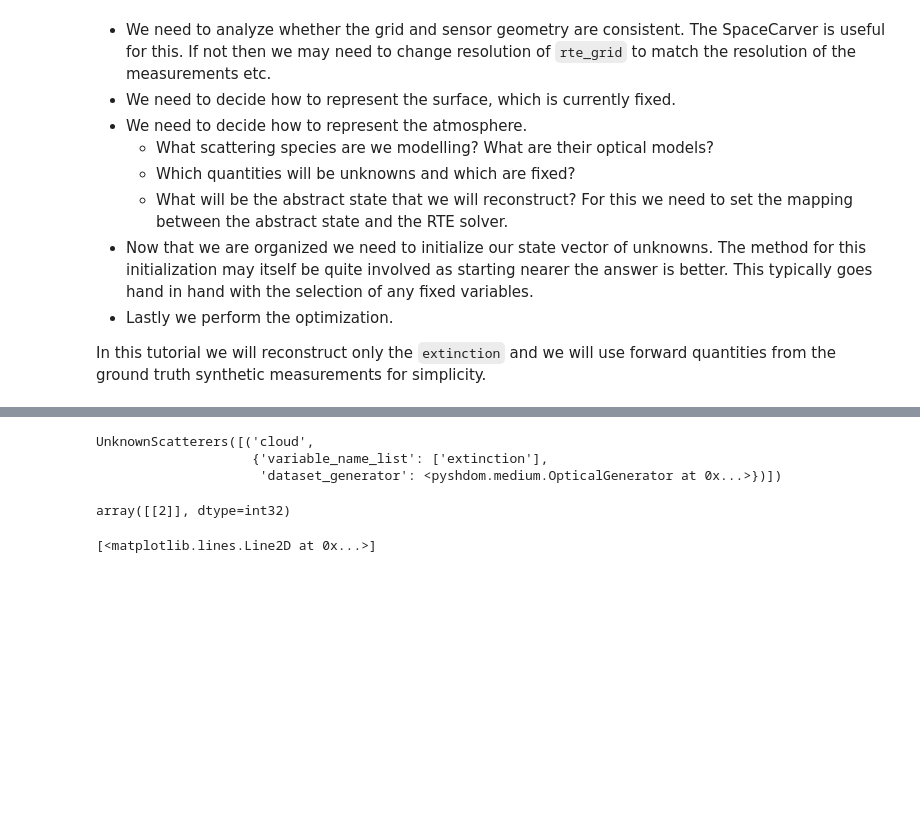
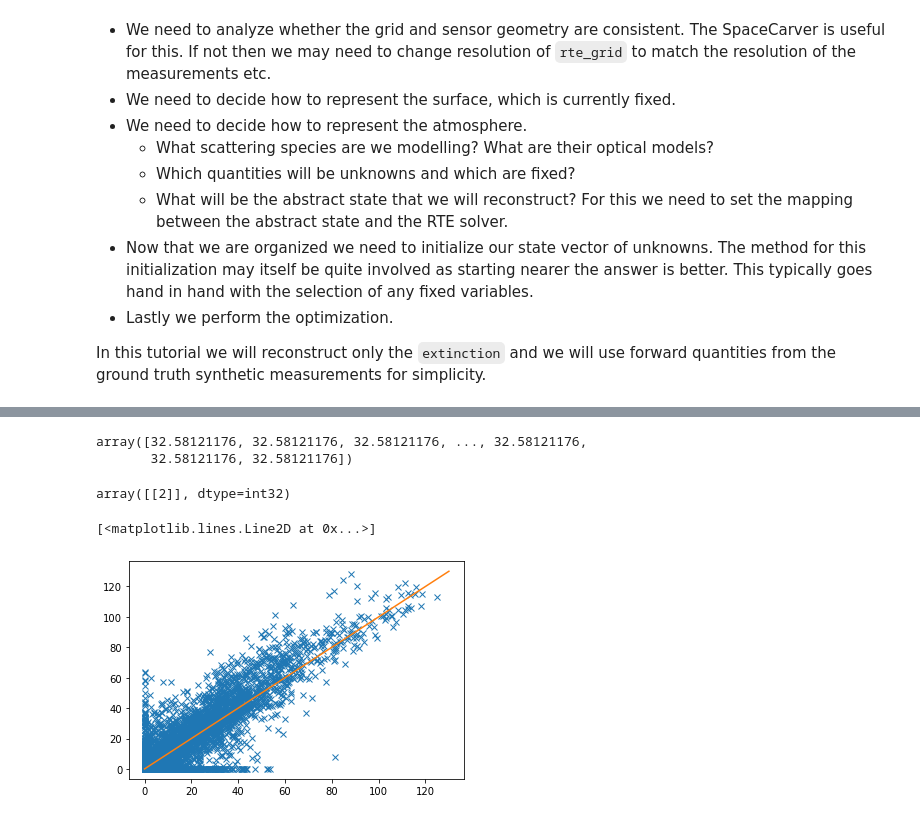
Before and after one commit to CloudTomography/AT3D, a Jupyter notebook: notebooks/SimpleInverseProblem.ipynb, the cells around one changed output, grey strips where cells are left out. Drawn from its saved outputs; the diff is of its cells as text; code cells hidden in the pictures; blank space fills up the shorter version.

```diff
--- a/notebooks/SimpleInverseProblem.ipynb
+++ b/notebooks/SimpleInverseProblem.ipynb
@@ -313,9 +164,8 @@ optimizer.minimize(x0)
 # %%
-state_gen._unknown_scatterers
+state_gen.get_state()
 # %% [output]
-UnknownScatterers([('cloud',
-                    {'variable_name_list': ['extinction'],
-                     'dataset_generator': <pyshdom.medium.OpticalGenerator at 0x...>})])
+array([32.58121176, 32.58121176, 32.58121176, ..., 32.58121176,
+       32.58121176, 32.58121176])
 # %%
 solvers_reconstruct[0.86]._unknown_scatterer_indices
 # %% [output]
@@ -323,6 +173,8 @@ array([[2]], dtype=int32)
 # %%
 py.figure()
 py.plot(solvers_reconstruct[0.86].medium['cloud'].extinction.data.ravel(),
         solvers[0.86].medium['cloud'].extinction.data.ravel(),'x')
+py.plot([0,130],[0,130])
 # %% [output]
 [<matplotlib.lines.Line2D at 0x...>]
+[figure, added]
```
Also changed, not shown: parts of 29 cells of this notebook, 8 other files.
